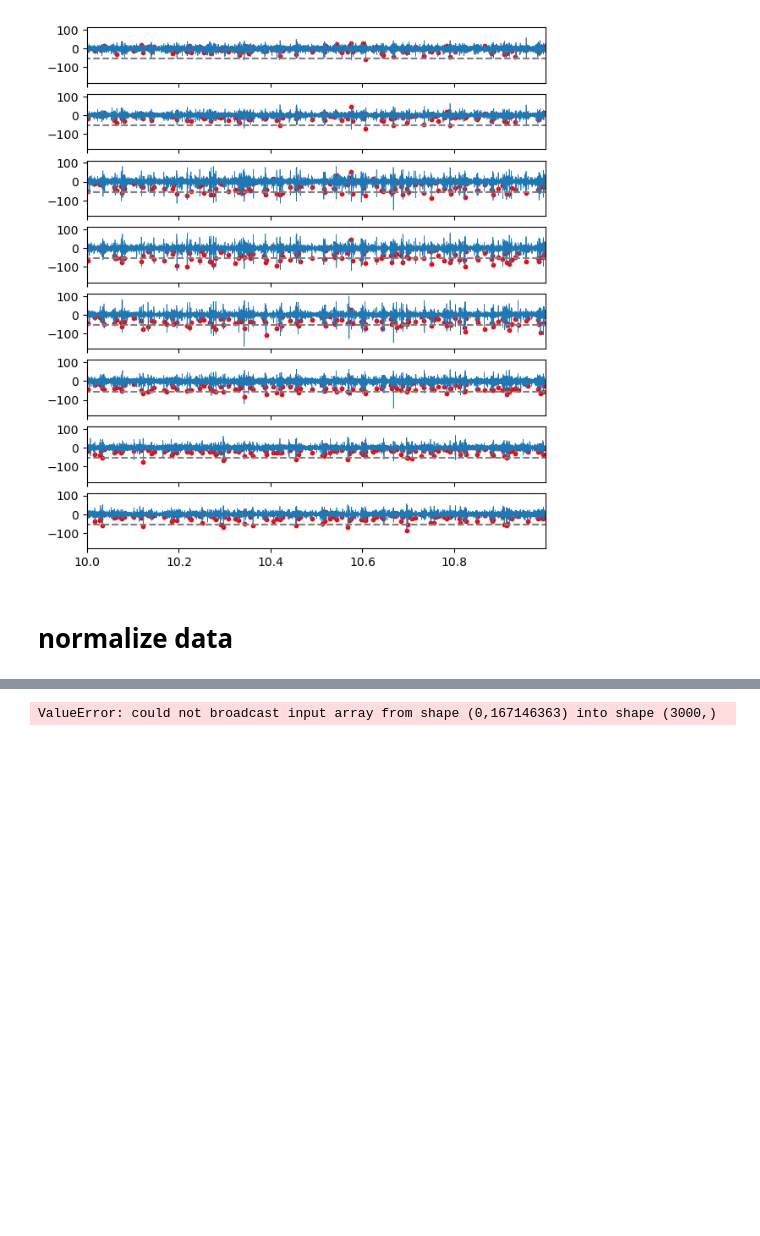
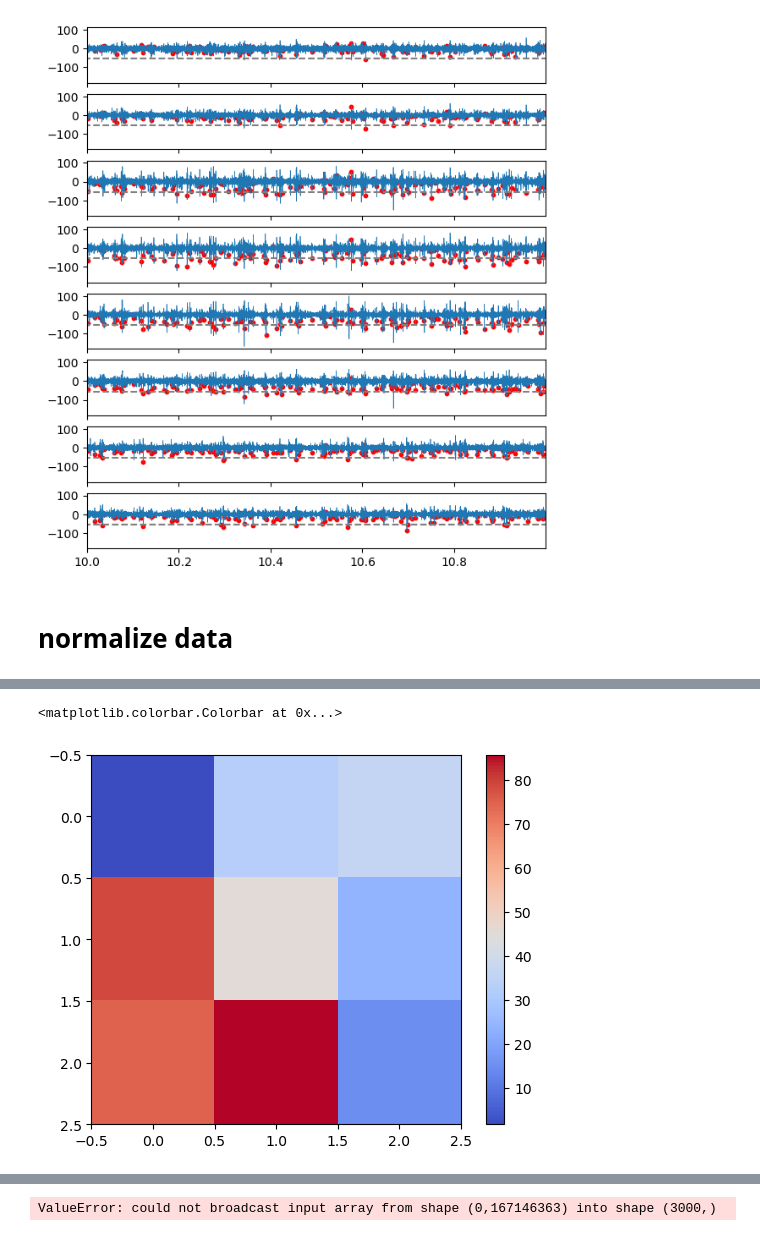
Before and after one commit to AFurryBear/realtime_rf_analysis, a Jupyter notebook: post_data_analysis.ipynb, the cells around one changed output, grey strips where cells are left out. Saved outputs shown, nothing was run; the diff lists cells and outputs as text; code cells hidden in the pictures; blank space fills up the shorter version.

```diff
--- a/post_data_analysis.ipynb
+++ b/post_data_analysis.ipynb
@@ -331,0 +331,18 @@ plt.plot(time_series, spike_counts,color='black',linewidth=.5)
+# %%
+nSpk_ONset=np.zeros((len(tStimOnset),int(1000/bin_size)))
+nSpk_OFFset=np.zeros((len(tStimOnset),int(1000/bin_size)))
+
+for i in range(len(tStimOnset)):
+    nSpk_ONset[i] = spike_counts[int(tStimOnset[i]*1000/bin_size):int(tStimOffset[i]*1000/bin_size)]
+    nSpk_OFFset[i] = spike_counts[int((tStimOnset[i]-1)*1000/bin_size):int(tStimOnset[i]*1000/bin_size)]
+# %%
+nSpk_ONset_pos = nSpk_ONset.reshape(3,9,int(1000/bin_size))
+nSpk_OFFset_pos = nSpk_OFFset.reshape(3,9,int(1000/bin_size))
+# %%
+normalized_Spk = np.sum(nSpk_ONset_pos.mean(axis=0) - nSpk_OFFset_pos.mean(axis=0),axis=1)
+# %%
+plt.imshow(normalized_Spk.reshape(3,3).T,cmap='coolwarm')
+plt.colorbar()
+# %% [output]
+<matplotlib.colorbar.Colorbar at 0x...>
+[figure, added]
```
Also changed, not shown: parts of 6 cells of this notebook.
